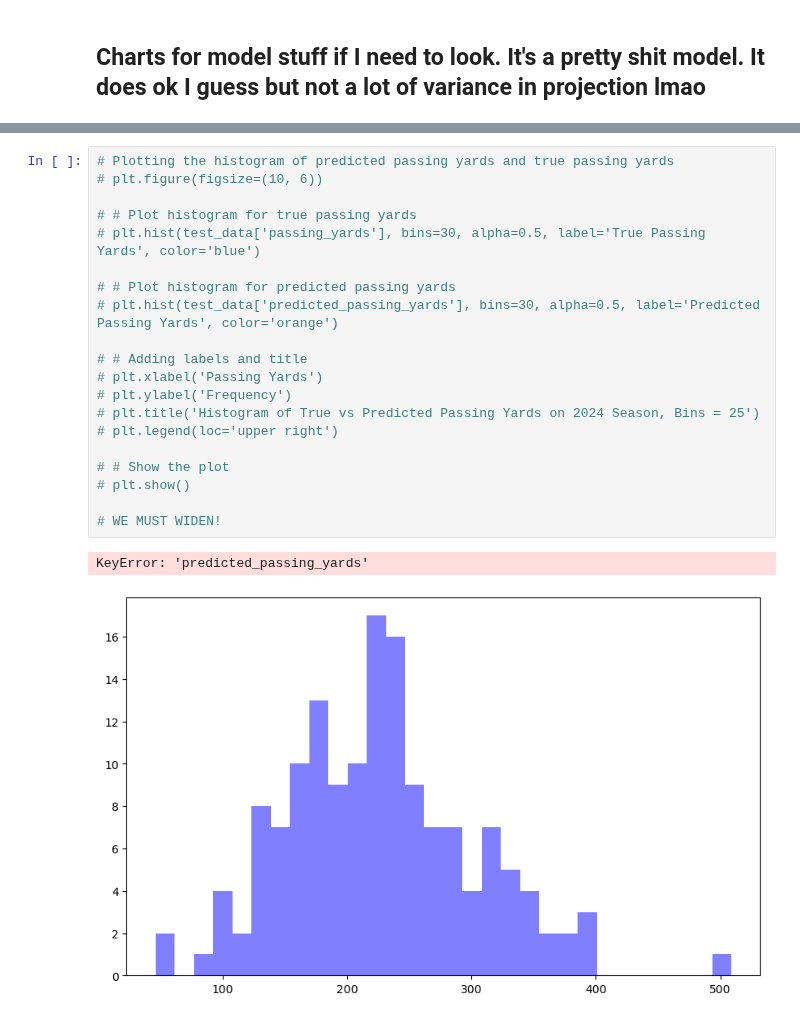
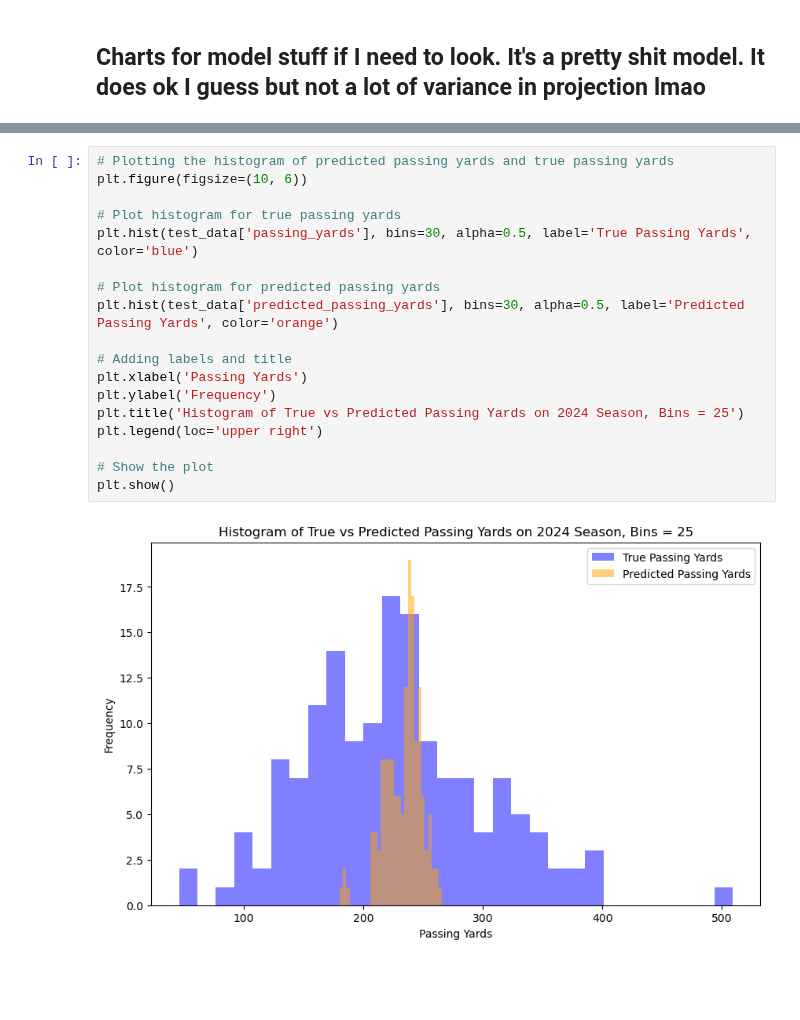
Before and after one commit to bhuggard/CheckTheCover, a Jupyter notebook: testnocom.ipynb, the cells around one changed output, grey strips where cells are left out. Drawn from its saved outputs; the diff is of its cells as text; blank space fills up the shorter version.

```diff
--- a/testnocom.ipynb
+++ b/testnocom.ipynb
@@ -893,23 +939,20 @@ See the caveats in the documentation: https://pandas.pydata.org/pandas-docs/stab
 # %%
 # Plotting the histogram of predicted passing yards and true passing yards
-# plt.figure(figsize=(10, 6))
+plt.figure(figsize=(10, 6))
 
-# # Plot histogram for true passing yards
-# plt.hist(test_data['passing_yards'], bins=30, alpha=0.5, label='True Passing Yards', color='blue')
+# Plot histogram for true passing yards
+plt.hist(test_data['passing_yards'], bins=30, alpha=0.5, label='True Passing Yards', color='blue')
 
-# # Plot histogram for predicted passing yards
-# plt.hist(test_data['predicted_passing_yards'], bins=30, alpha=0.5, label='Predicted Passing Yards', color='orange')
+# Plot histogram for predicted passing yards
+plt.hist(test_data['predicted_passing_yards'], bins=30, alpha=0.5, label='Predicted Passing Yards', color='orange')
 
-# # Adding labels and title
-# plt.xlabel('Passing Yards')
-# plt.ylabel('Frequency')
-# plt.title('Histogram of True vs Predicted Passing Yards on 2024 Season, Bins = 25')
-# plt.legend(loc='upper right')
+# Adding labels and title
+plt.xlabel('Passing Yards')
+plt.ylabel('Frequency')
+plt.title('Histogram of True vs Predicted Passing Yards on 2024 Season, Bins = 25')
+plt.legend(loc='upper right')
 
-# # Show the plot
-# plt.show()
-
-# WE MUST WIDEN!
+# Show the plot
+plt.show()
 # %% [output]
-KeyError: 'predicted_passing_yards'
-[figure, old version]
+[figure, new version]
```
Also changed, not shown: parts of 20 cells of this notebook, 6 other files.
